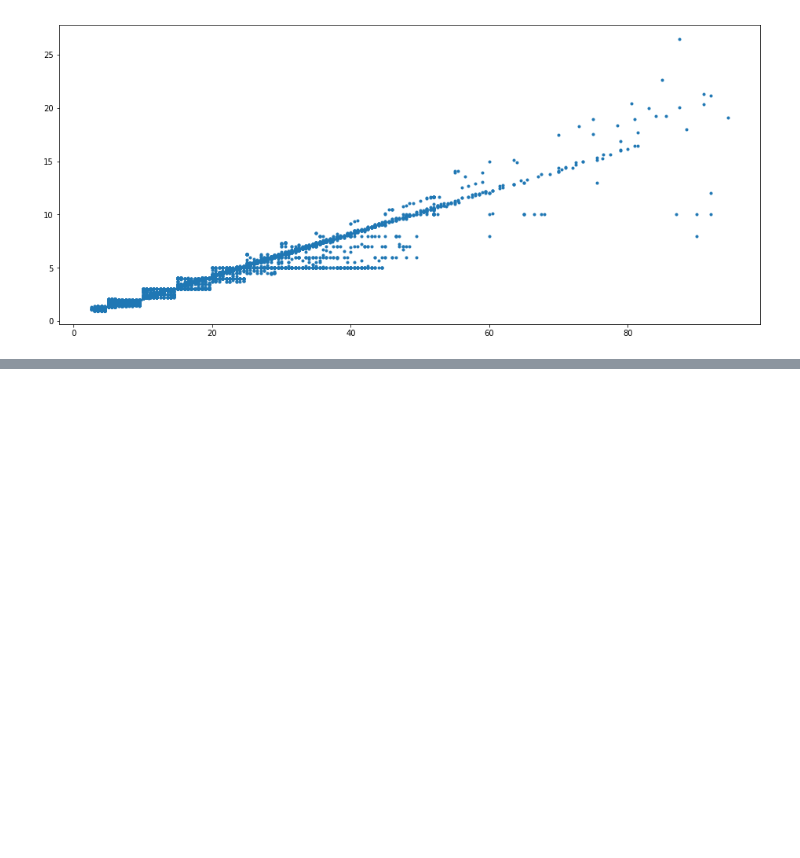
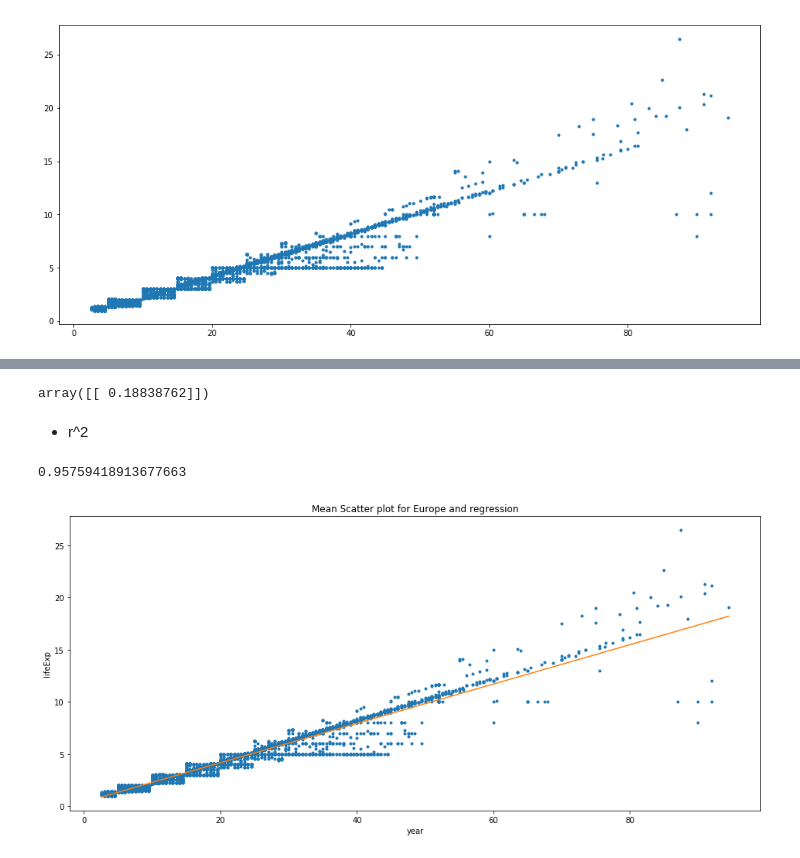
Before and after one commit to amartya21/codingrex.github.io, a Jupyter notebook: Final_Project.ipynb, the cells around one changed output, grey strips where cells are left out. Cells and saved outputs as stored; diff of their text form; code cells hidden in the pictures; blank space fills up the shorter version.

```diff
--- a/Final_Project.ipynb
+++ b/Final_Project.ipynb
@@ -731,0 +733,4 @@ plt.show()
+# %%
+Fare= new_t['Fare_amount'].values
+# %%
+Tips= new_t['Tip_amount'].values
@@ -731,0 +741,27 @@ plt.show()
+# %%
+reg.coef_
+# %% [output]
+array([[ 0.18838762]])
+# %% [markdown]
+* r^2
+# %%
+reg.score(Fare[: , np.newaxis], Tips[: , np.newaxis])
+# %% [output]
+0.95759418913677663
+# %%
+x= Fare
+y= Tips
+# %%
+z = np.polyfit(x, y, 1)
+f = np.poly1d(z)
+# %%
+plt.figure(figsize=(16,7))
+plt.plot(x, y, '.')
+sp = np.linspace(x.min(), x.max(), 100)
+plt.plot(sp, f(sp))
+plt.xlabel("year")
+plt.ylabel("lifeExp")
+plt.title('Mean Scatter plot for Europe and regression')
+plt.show()
+# %% [output]
+[figure, added]
```
Also changed, not shown: parts of 18 cells of this notebook.
